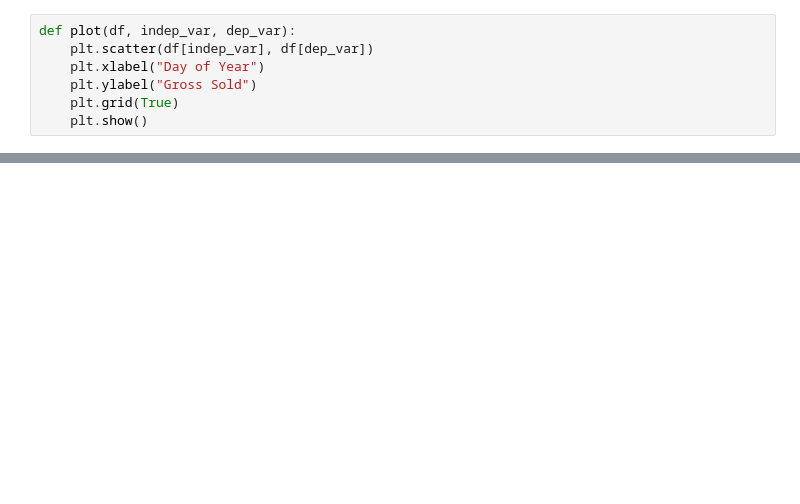
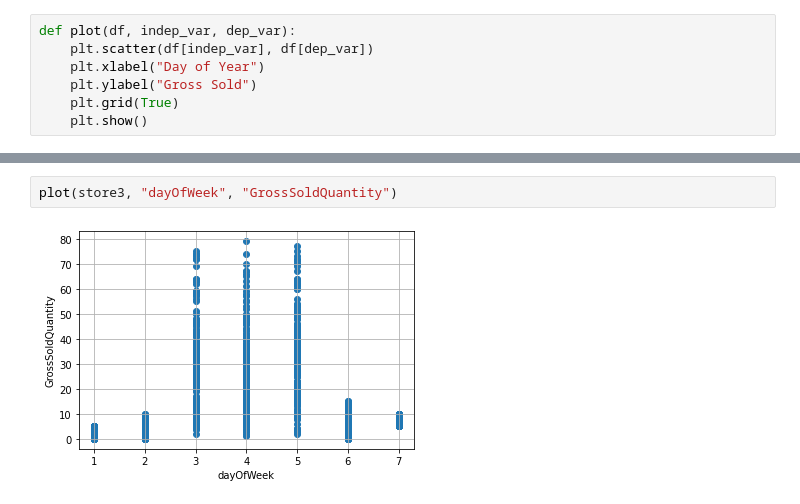
Before and after one commit to rhuckleberry/Datathon2021, a Jupyter notebook: Chevron_2021_Datathon_Challenge/filesForStartOfDatathon/Chevron_Hotdog_Model.ipynb, the cells around one changed output, grey strips where cells are left out. Drawn from its saved outputs; the diff is of its cells as text; blank space fills up the shorter version.

```diff
--- a/Chevron_2021_Datathon_Challenge/filesForStartOfDatathon/Chevron_Hotdog_Model.ipynb
+++ b/Chevron_2021_Datathon_Challenge/filesForStartOfDatathon/Chevron_Hotdog_Model.ipynb
@@ -70,0 +91,4 @@ plot(store_14, "dayOfTheYear", "GrossSoldQuantity")
+# %%
+plot(store3, "dayOfWeek", "GrossSoldQuantity")
+# %% [output]
+[figure, added]
```
Also changed, not shown: parts of 9 cells of this notebook.
